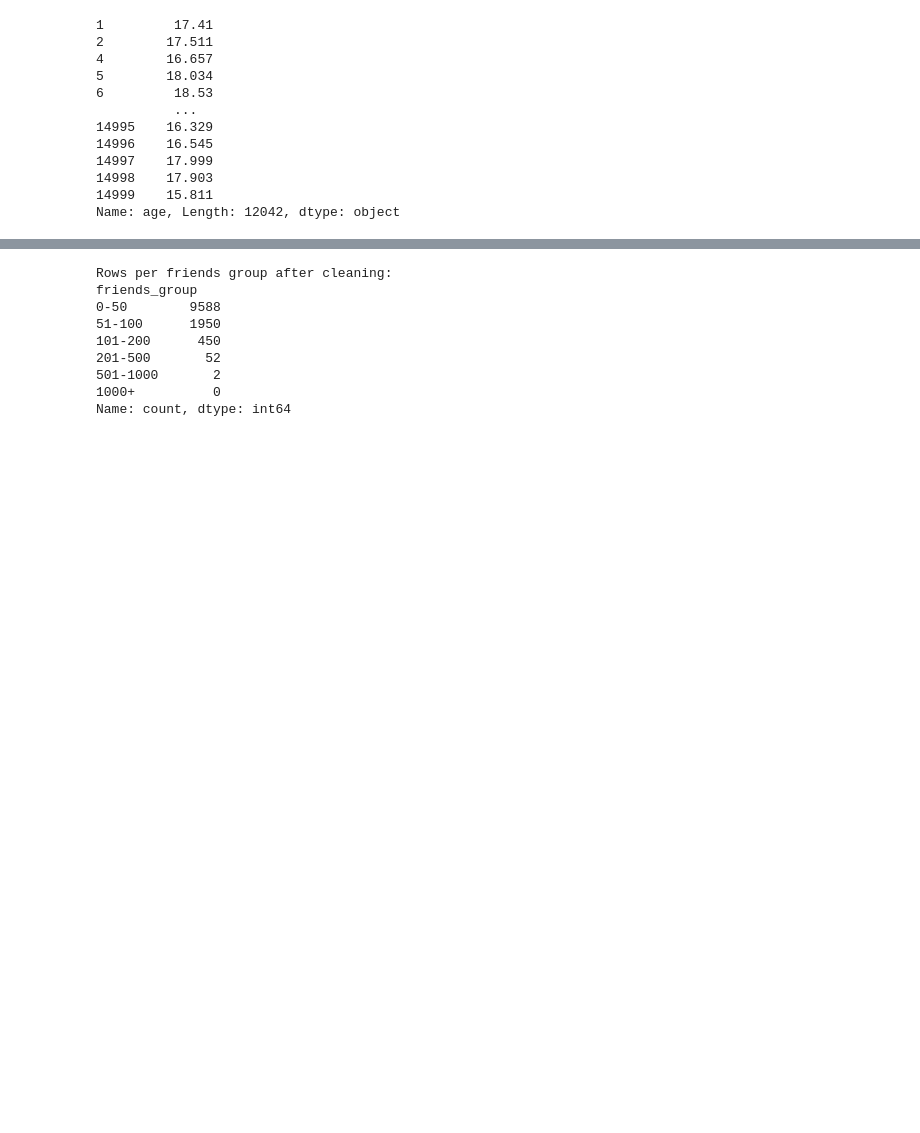
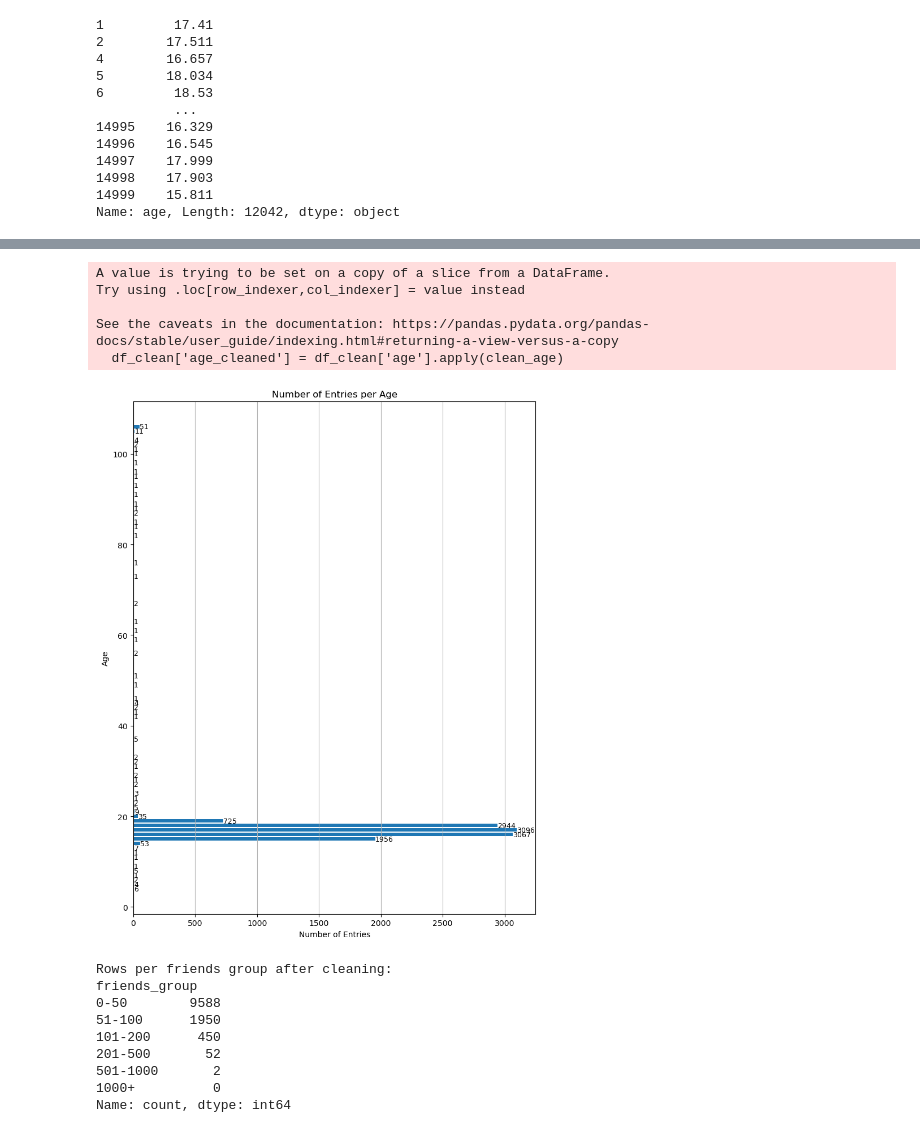
Before and after one commit to AmitShirazi1/CognitiveNets, a Jupyter notebook: initial_analysis.ipynb, the cells around one changed output, grey strips where cells are left out. Cells and saved outputs as stored; diff of their text form; code cells hidden in the pictures; blank space fills up the shorter version.

```diff
--- a/initial_analysis.ipynb
+++ b/initial_analysis.ipynb
@@ -118,3 +118,52 @@ Name: count, Length: 1887, dtype: int64
+# %%
+import pandas as pd
+import matplotlib.pyplot as plt
+import re
+
+# Cleaning function
+def clean_age(age):
+    if pd.isnull(age):
+        return None
+    if isinstance(age, str):
+        match = re.match(r'^(\d+)', age)
+        if match:
+            return int(match.group(1))
+        return None
+    try:
+        return int(float(age))
+    except:
+        return None
+
+# Apply the cleaning
+df_clean['age_cleaned'] = df_clean['age'].apply(clean_age)
+df_age = df_clean.dropna(subset=['age_cleaned'])
+
+# Count and sort
+age_counts = df_age['age_cleaned'].value_counts().sort_index()
+
+# Plot
+plt.figure(figsize=(8, 10))
+bars = plt.barh(age_counts.index, age_counts.values)
+
+# Labels at end of bars
+for bar in bars:
+    width = bar.get_width()
+    plt.text(width + 0.5, bar.get_y() + bar.get_height() / 2,
+             str(int(width)), va='center', fontsize=9)
+
+plt.ylabel("Age")
+plt.xlabel("Number of Entries")
+plt.title("Number of Entries per Age")
+plt.grid(axis='x')
+plt.tight_layout()
+plt.show()
+# %% [output]
+A value is trying to be set on a copy of a slice from a DataFrame.
+Try using .loc[row_indexer,col_indexer] = value instead
+
+See the caveats in the documentation: https://pandas.pydata.org/pandas-docs/stable/user_guide/indexing.html#returning-a-view-versus-a-copy
+  df_clean['age_cleaned'] = df_clean['age'].apply(clean_age)
+[figure, added]
 # %%
 
 # פילוח לפי מספר חברים (נחלק לקבוצות)
```
Also changed, not shown: parts of 1 cell of this notebook.
